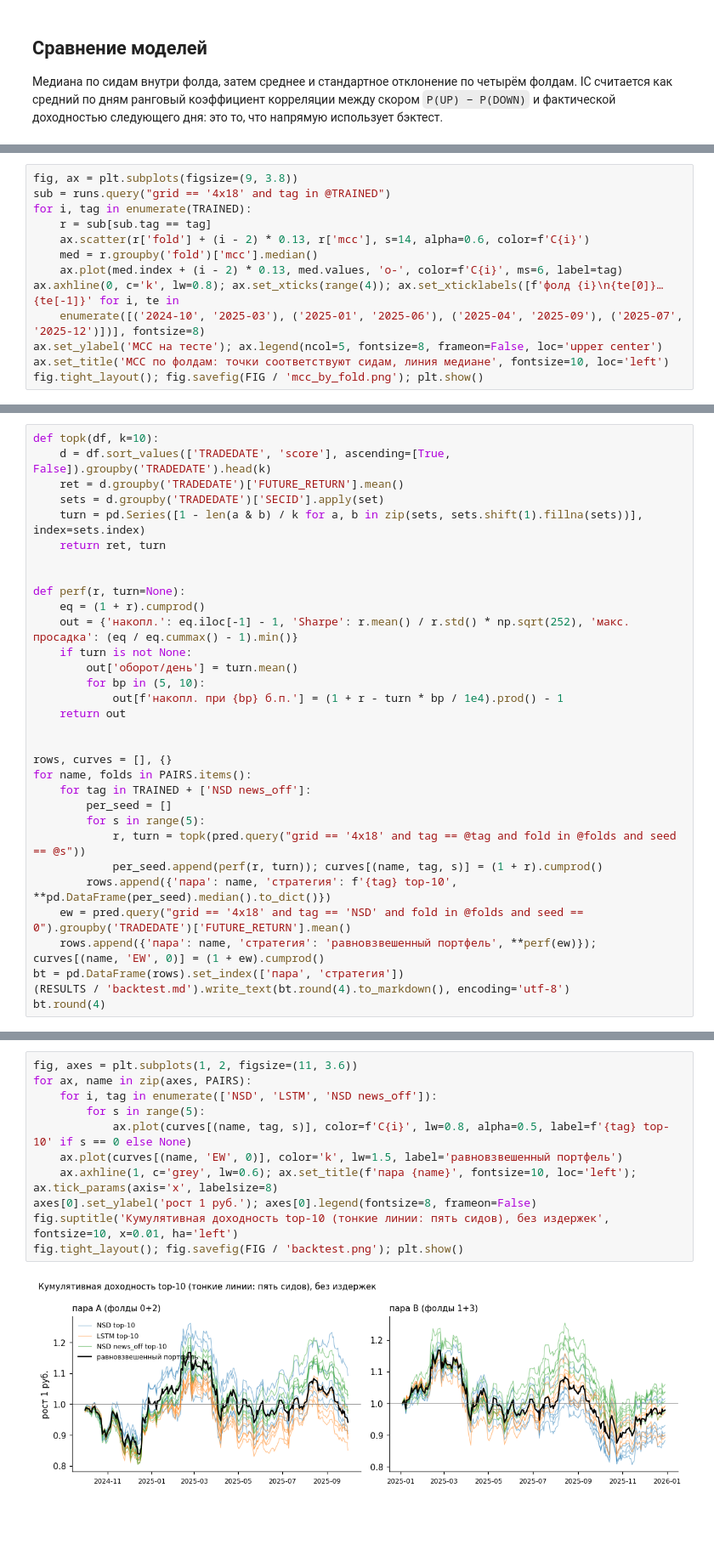
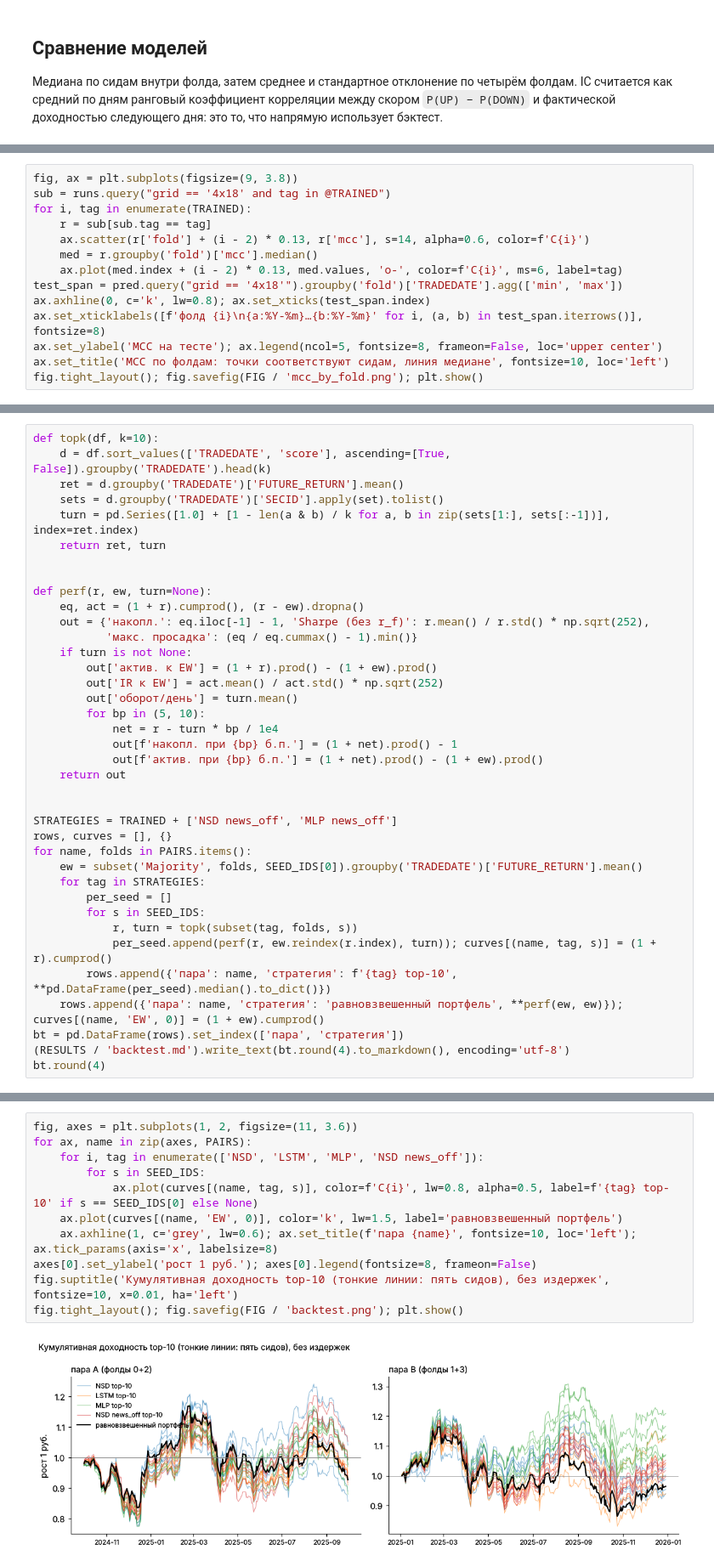
Before and after one commit to SwanGibbon/CourseWork, a Jupyter notebook: 03_results.ipynb, the cells around one changed output, grey strips where cells are left out. Shown at 85% size. Saved outputs shown, nothing was run; the diff lists cells and outputs as text; blank space fills up the shorter version.

```diff
--- a/03_results.ipynb
+++ b/03_results.ipynb
@@ -76,8 +87,9 @@ for i, tag in enumerate(TRAINED):
     ax.scatter(r['fold'] + (i - 2) * 0.13, r['mcc'], s=14, alpha=0.6, color=f'C{i}')
     med = r.groupby('fold')['mcc'].median()
     ax.plot(med.index + (i - 2) * 0.13, med.values, 'o-', color=f'C{i}', ms=6, label=tag)
-ax.axhline(0, c='k', lw=0.8); ax.set_xticks(range(4)); ax.set_xticklabels([f'фолд {i}\n{te[0]}…{te[-1]}' for i, te in
-    enumerate([('2024-10', '2025-03'), ('2025-01', '2025-06'), ('2025-04', '2025-09'), ('2025-07', '2025-12')])], fontsize=8)
+test_span = pred.query("grid == '4x18'").groupby('fold')['TRADEDATE'].agg(['min', 'max'])
+ax.axhline(0, c='k', lw=0.8); ax.set_xticks(test_span.index)
+ax.set_xticklabels([f'фолд {i}\n{a:%Y-%m}…{b:%Y-%m}' for i, (a, b) in test_span.iterrows()], fontsize=8)
 ax.set_ylabel('MCC на тесте'); ax.legend(ncol=5, fontsize=8, frameon=False, loc='upper center')
 ax.set_title('MCC по фолдам: точки соответствуют сидам, линия медиане', fontsize=10, loc='left')
 fig.tight_layout(); fig.savefig(FIG / 'mcc_by_fold.png'); plt.show()
@@ -226,31 +310,37 @@ pt
 def topk(df, k=10):
     d = df.sort_values(['TRADEDATE', 'score'], ascending=[True, False]).groupby('TRADEDATE').head(k)
     ret = d.groupby('TRADEDATE')['FUTURE_RETURN'].mean()
-    sets = d.groupby('TRADEDATE')['SECID'].apply(set)
-    turn = pd.Series([1 - len(a & b) / k for a, b in zip(sets, sets.shift(1).fillna(sets))], index=sets.index)
+    sets = d.groupby('TRADEDATE')['SECID'].apply(set).tolist()
+    turn = pd.Series([1.0] + [1 - len(a & b) / k for a, b in zip(sets[1:], sets[:-1])], index=ret.index)
     return ret, turn
 
 
-def perf(r, turn=None):
-    eq = (1 + r).cumprod()
-    out = {'накопл.': eq.iloc[-1] - 1, 'Sharpe': r.mean() / r.std() * np.sqrt(252), 'макс. просадка': (eq / eq.cummax() - 1).min()}
+def perf(r, ew, turn=None):
+    eq, act = (1 + r).cumprod(), (r - ew).dropna()
+    out = {'накопл.': eq.iloc[-1] - 1, 'Sharpe (без r_f)': r.mean() / r.std() * np.sqrt(252),
+           'макс. просадка': (eq / eq.cummax() - 1).min()}
     if turn is not None:
+        out['актив. к EW'] = (1 + r).prod() - (1 + ew).prod()
+        out['IR к EW'] = act.mean() / act.std() * np.sqrt(252)
         out['оборот/день'] = turn.mean()
         for bp in (5, 10):
-            out[f'накопл. при {bp} б.п.'] = (1 + r - turn * bp / 1e4).prod() - 1
+            net = r - turn * bp / 1e4
+            out[f'накопл. при {bp} б.п.'] = (1 + net).prod() - 1
+            out[f'актив. при {bp} б.п.'] = (1 + net).prod() - (1 + ew).prod()
     return out
 
 
+STRATEGIES = TRAINED + ['NSD news_off', 'MLP news_off']
 rows, curves = [], {}
 for name, folds in PAIRS.items():
-    for tag in TRAINED + ['NSD news_off']:
+    ew = subset('Majority', folds, SEED_IDS[0]).groupby('TRADEDATE')['FUTURE_RETURN'].mean()
+    for tag in STRATEGIES:
         per_seed = []
-        for s in range(5):
-            r, turn = topk(pred.query("grid == '4x18' and tag == @tag and fold in @folds and seed == @s"))
-            per_seed.append(perf(r, turn)); curves[(name, tag, s)] = (1 + r).cumprod()
+        for s in SEED_IDS:
+            r, turn = topk(subset(tag, folds, s))
+            per_seed.append(perf(r, ew.reindex(r.index), turn)); curves[(name, tag, s)] = (1 + r).cumprod()
         rows.append({'пара': name, 'стратегия': f'{tag} top-10', **pd.DataFrame(per_seed).median().to_dict()})
-    ew = pred.query("grid == '4x18' and tag == 'NSD' and fold in @folds and seed == 0").groupby('TRADEDATE')['FUTURE_RETURN'].mean()
-    rows.append({'пара': name, 'стратегия': 'равновзвешенный портфель', **perf(ew)}); curves[(name, 'EW', 0)] = (1 + ew).cumprod()
+    rows.append({'пара': name, 'стратегия': 'равновзвешенный портфель', **perf(ew, ew)}); curves[(name, 'EW', 0)] = (1 + ew).cumprod()
 bt = pd.DataFrame(rows).set_index(['пара', 'стратегия'])
 (RESULTS / 'backtest.md').write_text(bt.round(4).to_markdown(), encoding='utf-8')
 bt.round(4)
@@ -279,16 +374,16 @@ bt.round(4)
 # %%
 fig, axes = plt.subplots(1, 2, figsize=(11, 3.6))
 for ax, name in zip(axes, PAIRS):
-    for i, tag in enumerate(['NSD', 'LSTM', 'NSD news_off']):
-        for s in range(5):
-            ax.plot(curves[(name, tag, s)], color=f'C{i}', lw=0.8, alpha=0.5, label=f'{tag} top-10' if s == 0 else None)
+    for i, tag in enumerate(['NSD', 'LSTM', 'MLP', 'NSD news_off']):
+        for s in SEED_IDS:
+            ax.plot(curves[(name, tag, s)], color=f'C{i}', lw=0.8, alpha=0.5, label=f'{tag} top-10' if s == SEED_IDS[0] else None)
     ax.plot(curves[(name, 'EW', 0)], color='k', lw=1.5, label='равновзвешенный портфель')
     ax.axhline(1, c='grey', lw=0.6); ax.set_title(f'пара {name}', fontsize=10, loc='left'); ax.tick_params(axis='x', labelsize=8)
 axes[0].set_ylabel('рост 1 руб.'); axes[0].legend(fontsize=8, frameon=False)
 fig.suptitle('Кумулятивная доходность top-10 (тонкие линии: пять сидов), без издержек', fontsize=10, x=0.01, ha='left')
 fig.tight_layout(); fig.savefig(FIG / 'backtest.png'); plt.show()
 # %% [output]
-[figure, old version]
+[figure, new version]
 # %% [markdown]
 ## Чувствительность к сетке валидации
 
```
Also changed, not shown: parts of 19 cells of this notebook, 10 other files.
